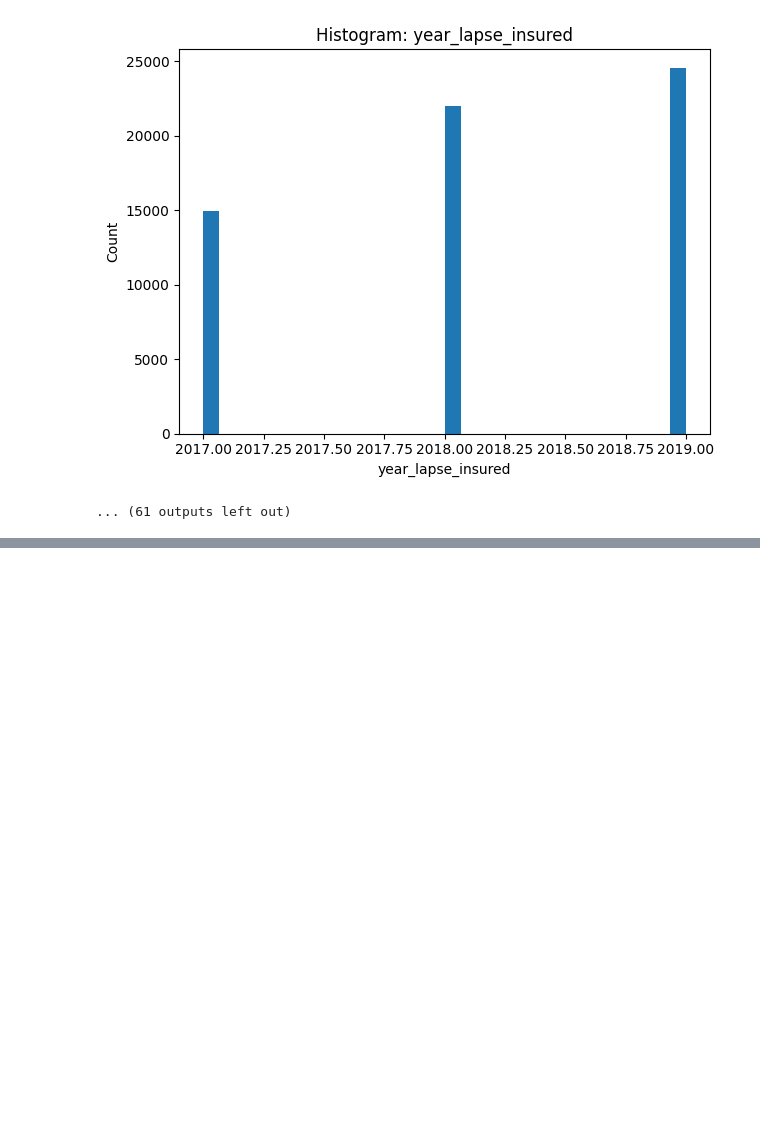
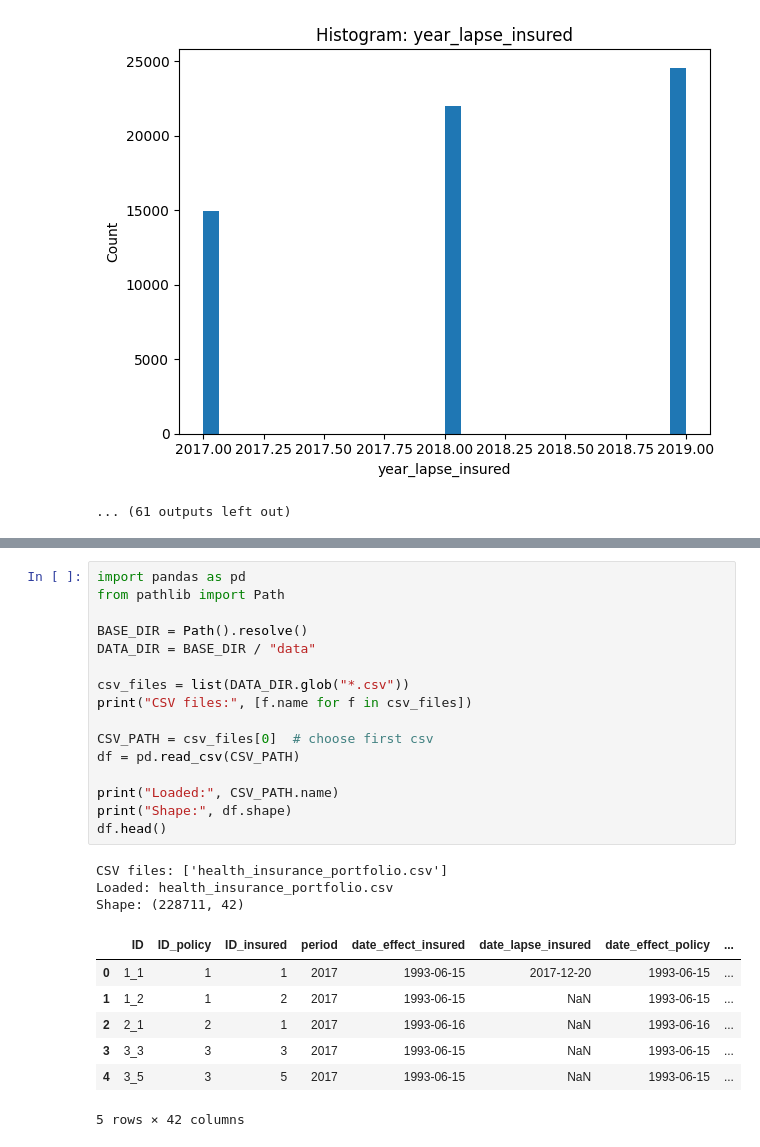
Before and after one commit to Prabhsheenkaur/offline-i.e.-DM-me, a Jupyter notebook: insurance_regression.ipynb, the cells around one changed output, grey strips where cells are left out. Saved outputs shown, nothing was run; the diff lists cells and outputs as text; blank space fills up the shorter version.

```diff
--- a/insurance_regression.ipynb
+++ b/insurance_regression.ipynb
@@ -572,0 +604,27 @@ Categorical columns (excluding target): 14
+# %%
+import pandas as pd
+from pathlib import Path
+
+BASE_DIR = Path().resolve()
+DATA_DIR = BASE_DIR / "data"
+
+csv_files = list(DATA_DIR.glob("*.csv"))
+print("CSV files:", [f.name for f in csv_files])
+
+CSV_PATH = csv_files[0]  # choose first csv
+df = pd.read_csv(CSV_PATH)
+
+print("Loaded:", CSV_PATH.name)
+print("Shape:", df.shape)
+df.head()
+# %% [output]
+CSV files: ['health_insurance_portfolio.csv']
+Loaded: health_insurance_portfolio.csv
+Shape: (228711, 42)
+|  | ID | ID_policy | ID_insured | period | date_effect_insured | date_lapse_insured | date_effect_policy | ... |
+| 0 | 1_1 | 1 | 1 | 2017 | 1993-06-15 | 2017-12-20 | 1993-06-15 | ... |
+| 1 | 1_2 | 1 | 2 | 2017 | 1993-06-15 | NaN | 1993-06-15 | ... |
+| 2 | 2_1 | 2 | 1 | 2017 | 1993-06-16 | NaN | 1993-06-16 | ... |
+| 3 | 3_3 | 3 | 3 | 2017 | 1993-06-15 | NaN | 1993-06-15 | ... |
+| 4 | 3_5 | 3 | 5 | 2017 | 1993-06-15 | NaN | 1993-06-15 | ... |
+5 rows × 42 columns
```
Also changed, not shown: parts of 4 cells of this notebook.
